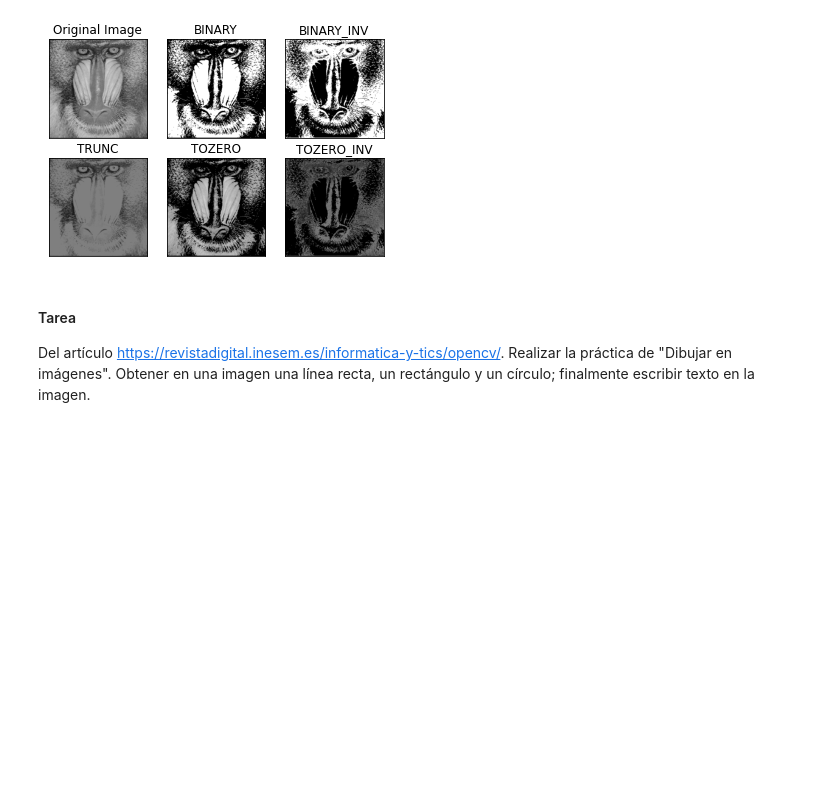
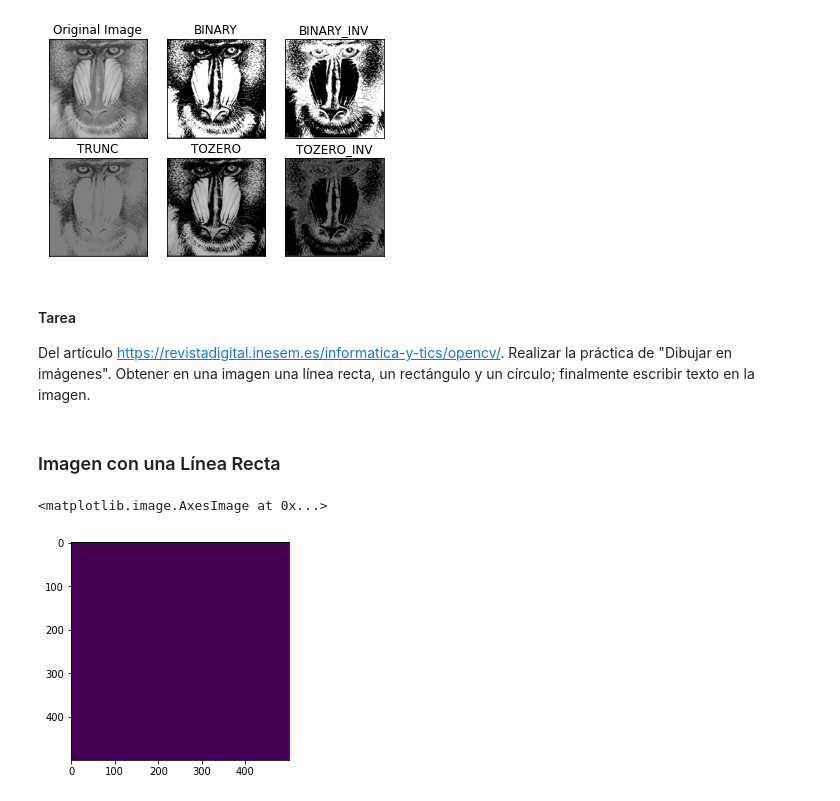
Before and after one commit to danielfrgs/2022_1-RECONOCIMIENTO-PATRONES, a Jupyter notebook: Practicas/P2/representacion_imagen.ipynb, the cells around one changed output. Saved outputs shown, nothing was run; the diff lists cells and outputs as text; code cells hidden in the pictures; blank space fills up the shorter version.

Commit message:
Imagen

```diff
--- a/Practicas/P2/representacion_imagen.ipynb
+++ b/Practicas/P2/representacion_imagen.ipynb
@@ -141,0 +146,10 @@ Del artículo https://revistadigital.inesem.es/informatica-y-tics/opencv/. Reali
+# %% [markdown]
+### Imagen con una Línea Recta
+# %%
+# Definimos el fondo de la imagen
+image = np.zeros(shape=(500, 500), dtype=np.int16)
+
+plt.imshow(image)
+# %% [output]
+<matplotlib.image.AxesImage at 0x...>
+[figure, added]
```
Also changed, not shown: parts of 7 cells of this notebook, 1 other file.
